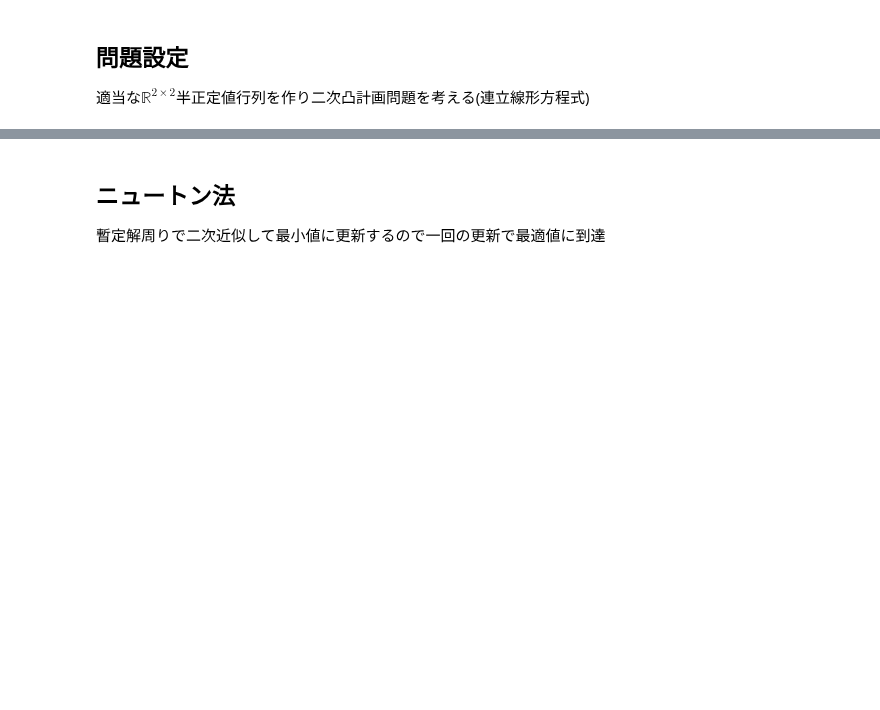
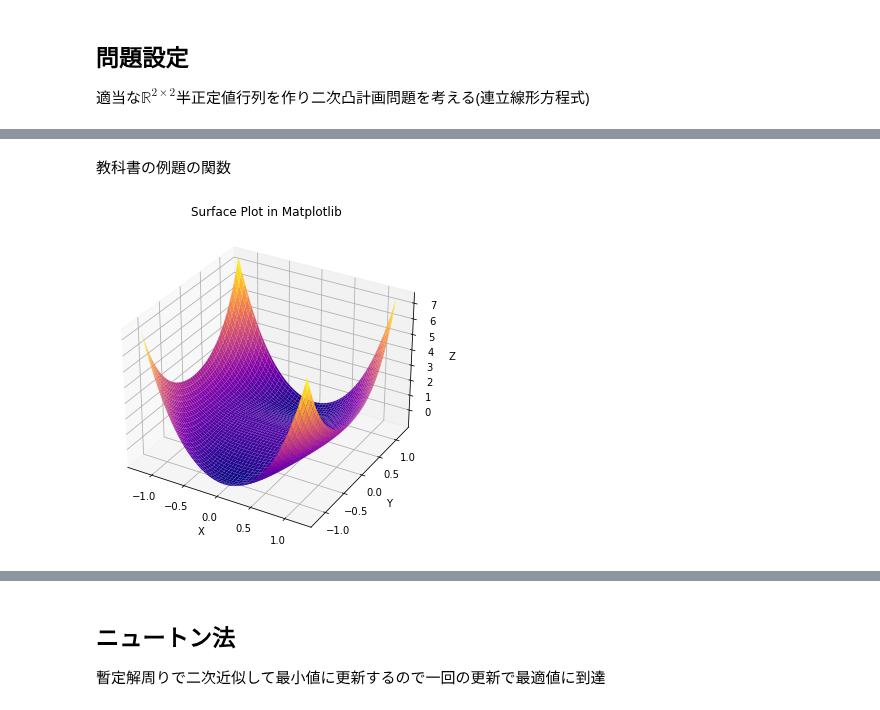
Before and after one commit to h-atsu/nonlinear_opt, a Jupyter notebook: src/visualization.ipynb, the cells around one changed output, grey strips where cells are left out. Drawn from its saved outputs; the diff is of its cells as text; code cells hidden in the pictures; blank space fills up the shorter version.

```diff
--- a/src/visualization.ipynb
+++ b/src/visualization.ipynb
@@ -21,0 +53,2 @@ def ddf(x):
+# %% [markdown]
+教科書の例題の関数
@@ -22,2 +65,22 @@ def ddf(x):
+# %%
+exfun = Example_fun()
+fig = plt.figure(figsize=(8,6))
+ax3d = plt.axes(projection="3d")
+
+xdata = np.linspace(-1.2,1.2,100)
+ydata = np.linspace(-1.2,1.2,100)
+X,Y = np.meshgrid(xdata,ydata)
+Z = exfun.f([X,Y])
+
+ax3d = plt.axes(projection='3d')
+ax3d.plot_surface(X, Y, Z,cmap='plasma')
+ax3d.set_title('Surface Plot in Matplotlib')
+ax3d.set_xlabel('X')
+ax3d.set_ylabel('Y')
+ax3d.set_zlabel('Z')
+
+plt.show()
+# %% [output]
+[figure, added]
 # %% [markdown]
 ## 最急降下法
```
Also changed, not shown: parts of 12 cells of this notebook, 4 other files.
